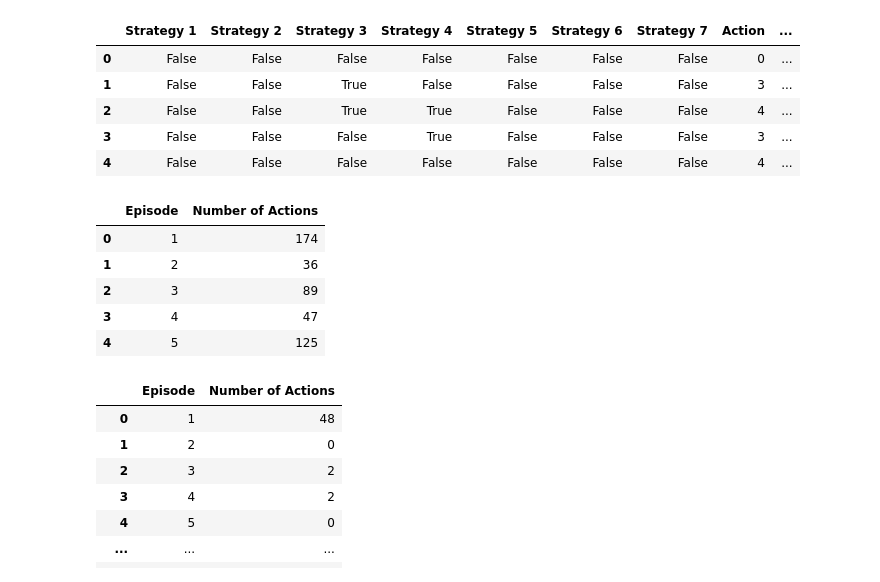
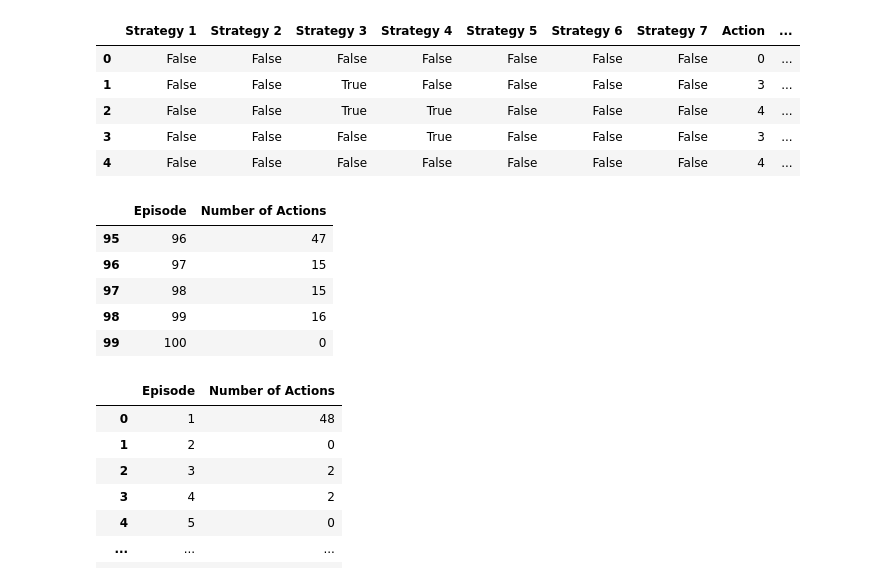
Before and after one commit to MAP-Cyber-Security-AI/Nimplant, a Jupyter notebook: dataEvaluation_new.ipynb, the cells around one changed output. Saved outputs shown, nothing was run; the diff lists cells and outputs as text; code cells hidden in the pictures.

```diff
--- a/dataEvaluation_new.ipynb
+++ b/dataEvaluation_new.ipynb
@@ -56,15 +35,15 @@ for index, row in df.iterrows():
 # %%
 summary_df = df.groupby('Episode')['Number of Alerts'].sum().reset_index()
 summary_df.columns = ['Episode', 'Number of Actions']
 
-summary_df.head()
+summary_df.tail()
 # %% [output]
 |  | Episode | Number of Actions |
-| 0 | 1 | 174 |
-| 1 | 2 | 36 |
-| 2 | 3 | 89 |
-| 3 | 4 | 47 |
-| 4 | 5 | 125 |
+| 95 | 96 | 47 |
+| 96 | 97 | 15 |
+| 97 | 98 | 15 |
+| 98 | 99 | 16 |
+| 99 | 100 | 0 |
 # %%
 df_naive2['Episode'] = 1
 
```
Also changed, not shown: parts of 8 cells of this notebook.
